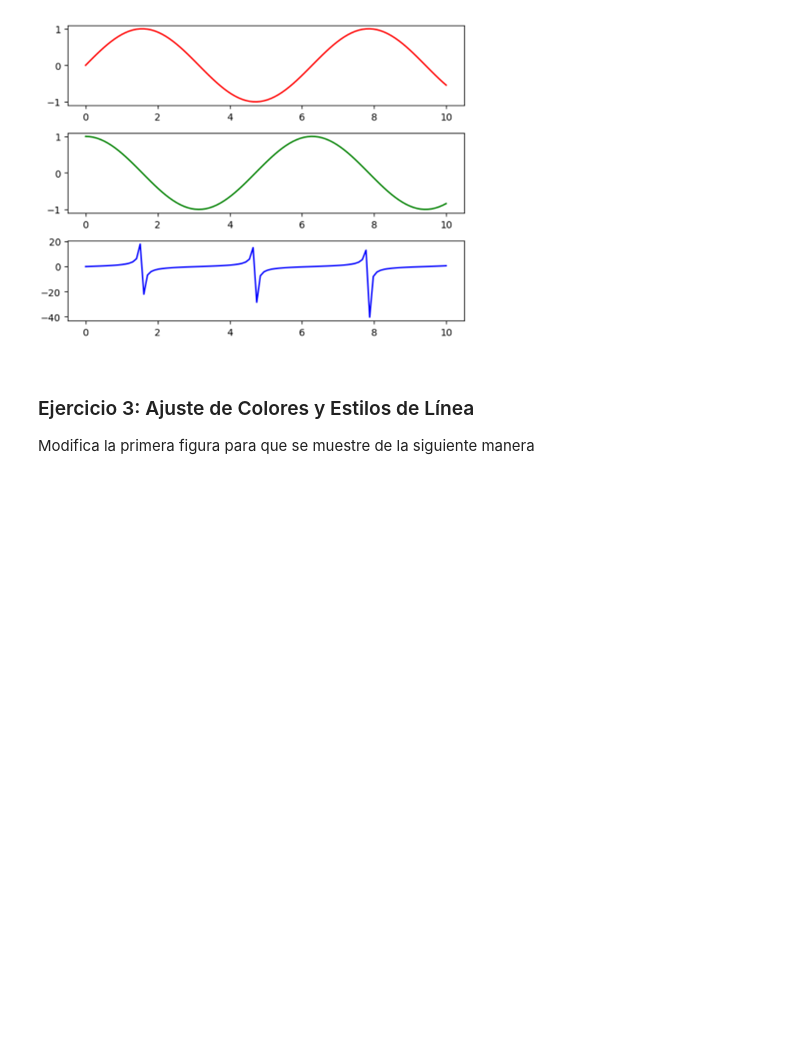
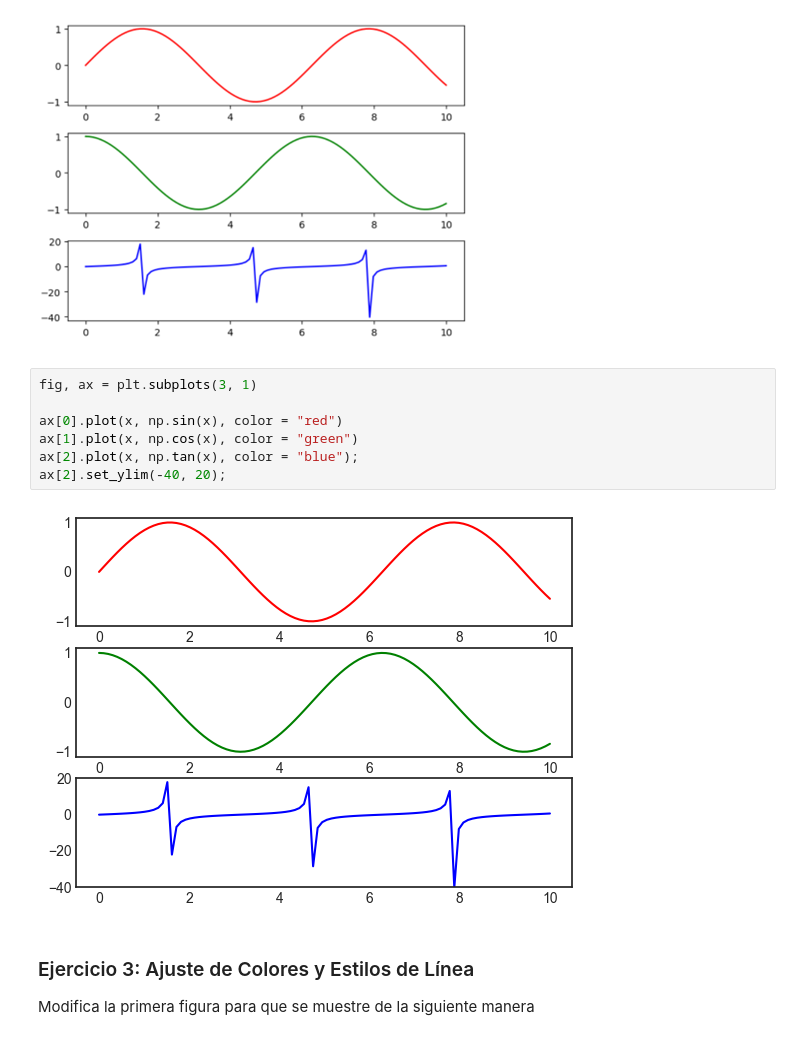
Before and after one commit to noemontiels/ONLINE_DS_THEBRIDGE_NOELIAMONTIEL, a Jupyter notebook: 03_Analisis_de_Datos/Sprint_08/Unidad_01/Ejercicios_Workout/10_Ejercicios_Basicos.ipynb, the cells around one changed output. Saved outputs shown, nothing was run; the diff lists cells and outputs as text; blank space fills up the shorter version.

```diff
--- a/03_Analisis_de_Datos/Sprint_08/Unidad_01/Ejercicios_Workout/10_Ejercicios_Basicos.ipynb
+++ b/03_Analisis_de_Datos/Sprint_08/Unidad_01/Ejercicios_Workout/10_Ejercicios_Basicos.ipynb
@@ -37,6 +41,15 @@ ax2. plot(x, np.cos(x));
 Reproduce la imagen de la figura usando tres subplots en una columna, utilizando objetos `Axes`. Las dos primeras son las funciones anteriores y la tercera es la tangente (np.tan)
 # %% [markdown]
 ![image.png](attachment:image.png)
+# %%
+fig, ax = plt.subplots(3, 1)
+
+ax[0].plot(x, np.sin(x), color = "red")
+ax[1].plot(x, np.cos(x), color = "green")
+ax[2].plot(x, np.tan(x), color = "blue");
+ax[2].set_ylim(-40, 20);
+# %% [output]
+[figure, added]
 # %% [markdown]
 
 ### Ejercicio 3: Ajuste de Colores y Estilos de Línea
```
Also changed, not shown: parts of 6 cells of this notebook, 1 other file.
